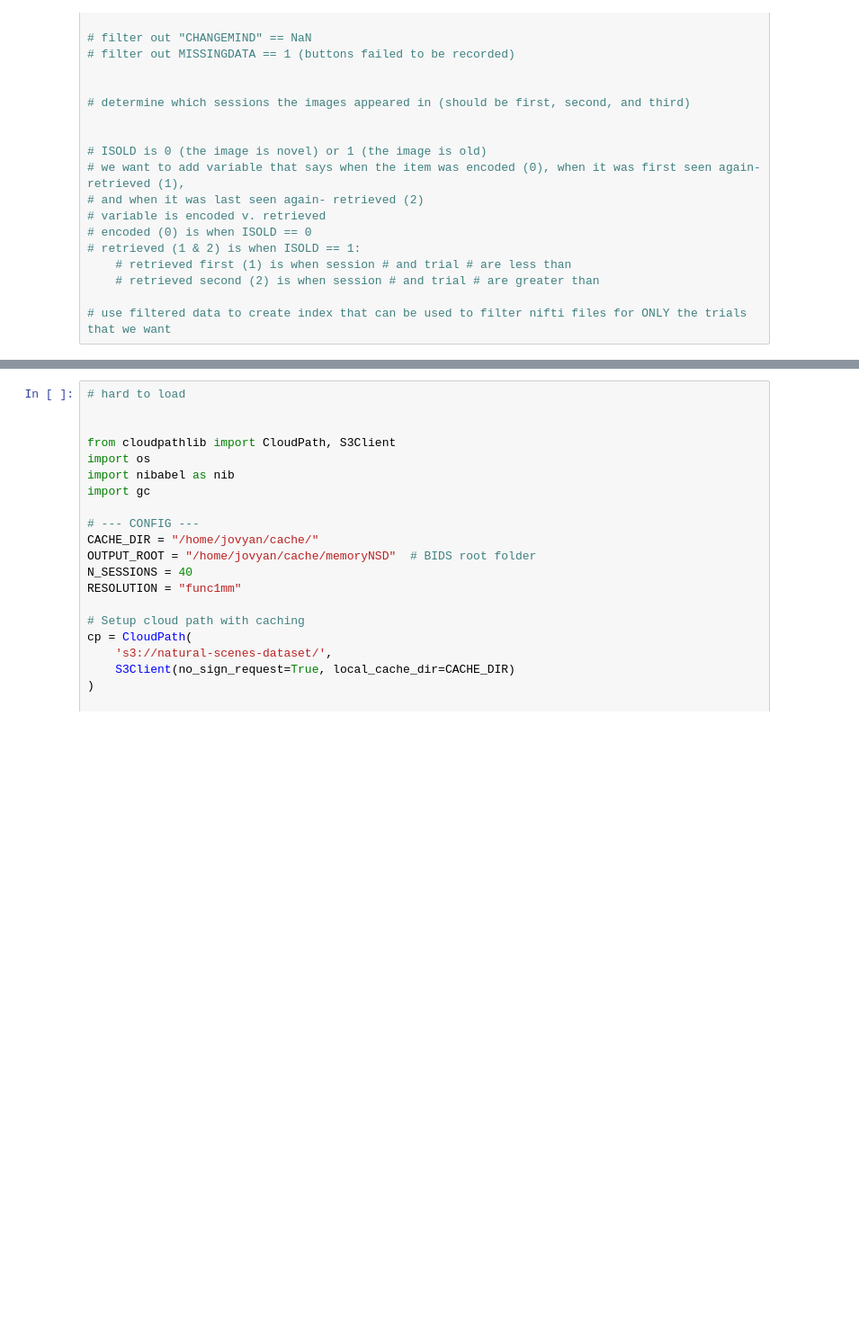
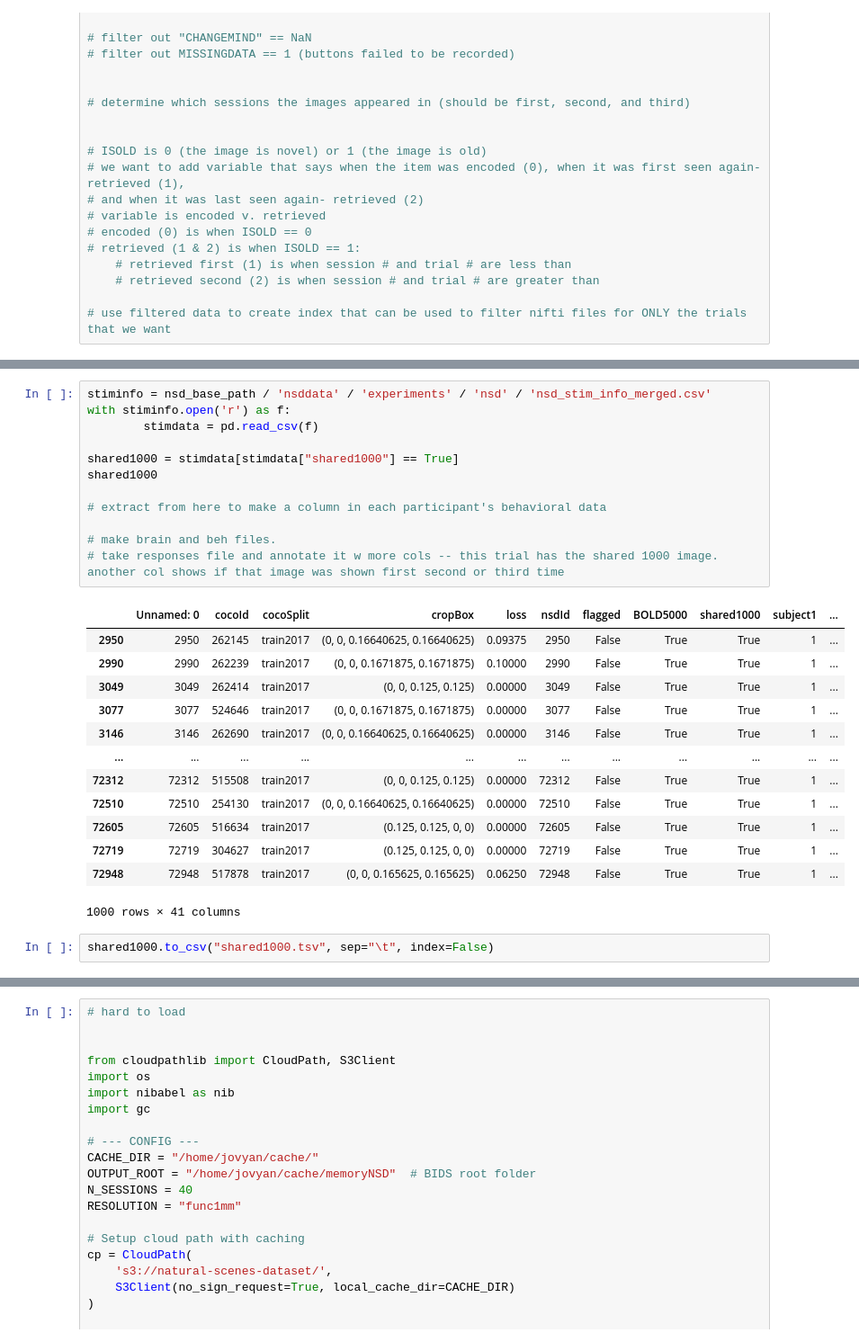
Before and after one commit to MShipkova/memory_NSD, a Jupyter notebook: explore_aug5.ipynb, the cells around one changed output, grey strips where cells are left out. Shown: that part at 90% size. Cells and saved outputs as stored; diff of their text form; blank space fills up the shorter version.

```diff
--- a/explore_aug5.ipynb
+++ b/explore_aug5.ipynb
@@ -69,0 +153,28 @@ shared515 = np.array(shared515)
+# %%
+stiminfo = nsd_base_path / 'nsddata' / 'experiments' / 'nsd' / 'nsd_stim_info_merged.csv'
+with stiminfo.open('r') as f:
+        stimdata = pd.read_csv(f)
+
+shared1000 = stimdata[stimdata["shared1000"] == True]
+shared1000
+
+# extract from here to make a column in each participant's behavioral data
+
+# make brain and beh files.
+# take responses file and annotate it w more cols -- this trial has the shared 1000 image. another col shows if that image was shown first second or third time
+# %% [output]
+|  | Unnamed: 0 | cocoId | cocoSplit | cropBox | loss | nsdId | flagged | BOLD5000 | shared1000 | subject1 | ... |
+| 2950 | 2950 | 262145 | train2017 | (0, 0, 0.16640625, 0.16640625) | 0.09375 | 2950 | False | True | True | 1 | ... |
+| 2990 | 2990 | 262239 | train2017 | (0, 0, 0.1671875, 0.1671875) | 0.10000 | 2990 | False | True | True | 1 | ... |
+| 3049 | 3049 | 262414 | train2017 | (0, 0, 0.125, 0.125) | 0.00000 | 3049 | False | True | True | 1 | ... |
+| 3077 | 3077 | 524646 | train2017 | (0, 0, 0.1671875, 0.1671875) | 0.00000 | 3077 | False | True | True | 1 | ... |
+| 3146 | 3146 | 262690 | train2017 | (0, 0, 0.16640625, 0.16640625) | 0.00000 | 3146 | False | True | True | 1 | ... |
+| ... | ... | ... | ... | ... | ... | ... | ... | ... | ... | ... | ... |
+| 72312 | 72312 | 515508 | train2017 | (0, 0, 0.125, 0.125) | 0.00000 | 72312 | False | True | True | 1 | ... |
+| 72510 | 72510 | 254130 | train2017 | (0, 0, 0.16640625, 0.16640625) | 0.00000 | 72510 | False | True | True | 1 | ... |
+| 72605 | 72605 | 516634 | train2017 | (0.125, 0.125, 0, 0) | 0.00000 | 72605 | False | True | True | 1 | ... |
+| 72719 | 72719 | 304627 | train2017 | (0.125, 0.125, 0, 0) | 0.00000 | 72719 | False | True | True | 1 | ... |
+| 72948 | 72948 | 517878 | train2017 | (0, 0, 0.165625, 0.165625) | 0.06250 | 72948 | False | True | True | 1 | ... |
+1000 rows × 41 columns
+# %%
+shared1000.to_csv("shared1000.tsv", sep="\t", index=False)
```
Also changed, not shown: parts of 12 cells of this notebook, 11 other files.
